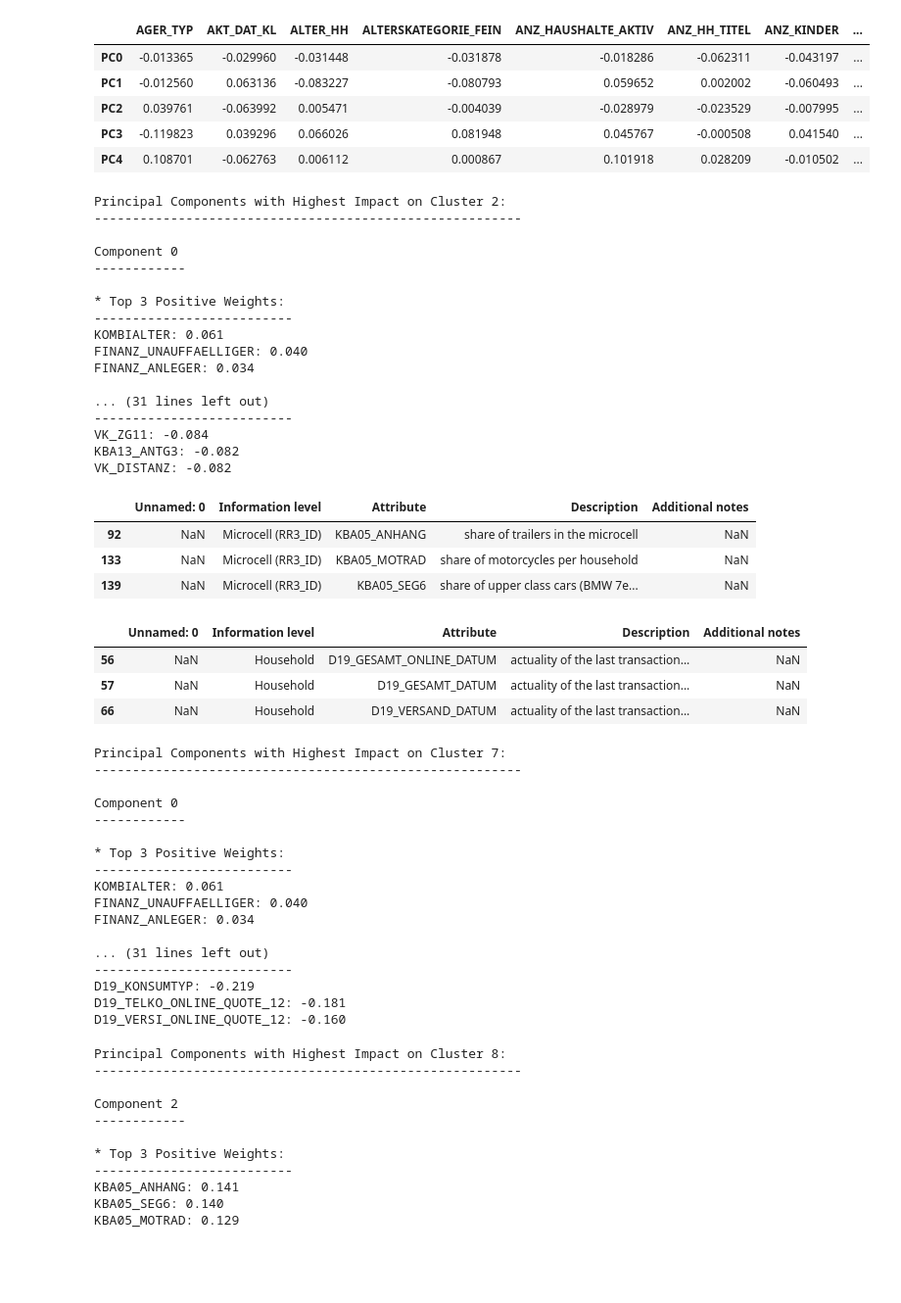
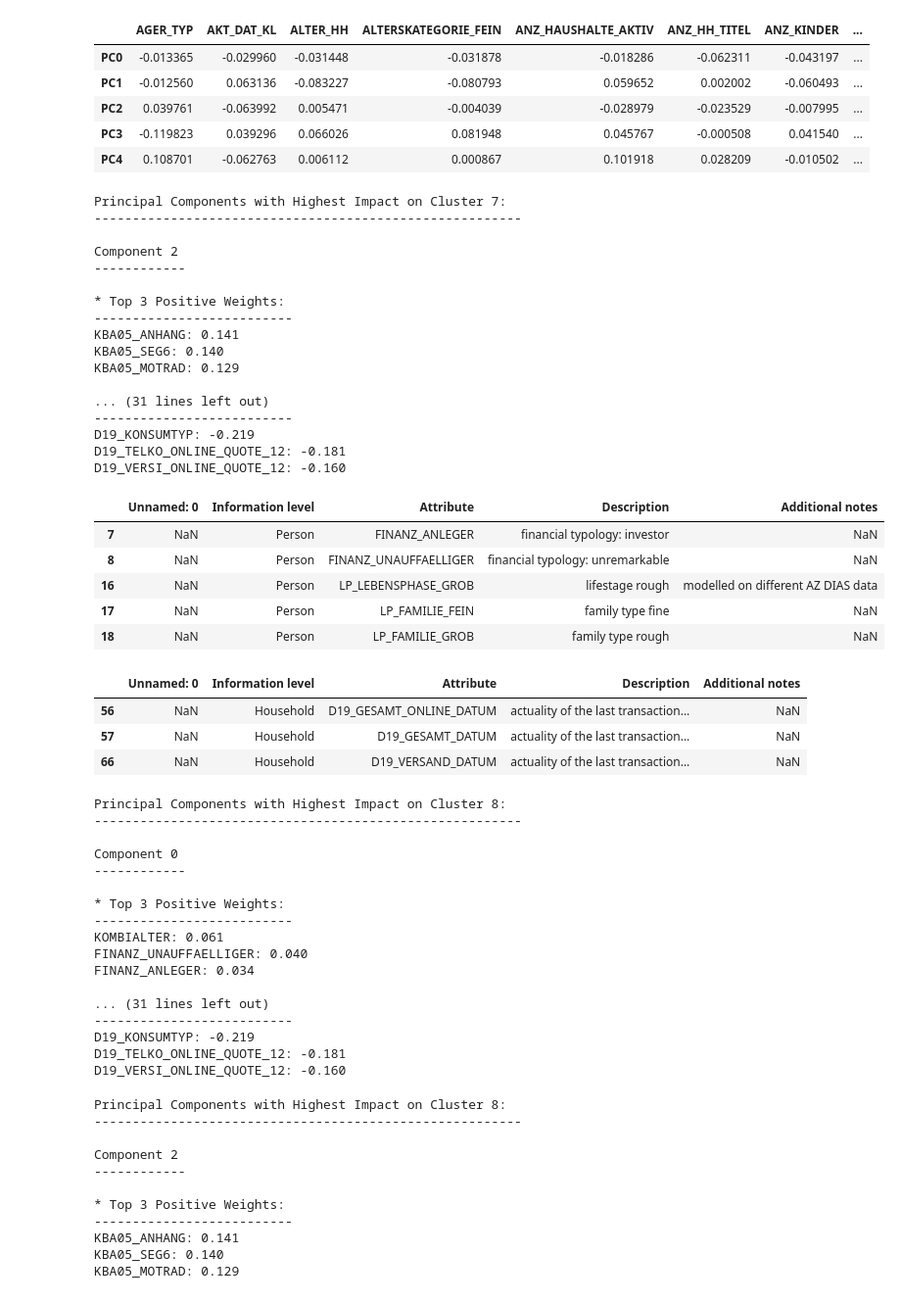
Before and after one commit to asyagadz/arvato_customers_analysis, a Jupyter notebook: notebooks/01.01.-ag-cluster-classification.ipynb, the cells around one changed output. Shown at 98% size. Drawn from its saved outputs; the diff is of its cells as text; code cells hidden in the pictures; blank space fills up the shorter version.

```diff
--- a/notebooks/01.01.-ag-cluster-classification.ipynb
+++ b/notebooks/01.01.-ag-cluster-classification.ipynb
@@ -1433,32 +1388,34 @@ def cluster_most_important_features(cluster, kmeans = km, top_comp = 3):
     for comp in pos_idx:
         analyze_component(comp)
 # %%
-cluster_2 = cluster_most_important_features(2,kmeans = km, top_comp = 3)
+cluster_7 = cluster_most_important_features(7,kmeans = km, top_comp = 3)
 # %% [output]
-Principal Components with Highest Impact on Cluster 2:
+Principal Components with Highest Impact on Cluster 7:
 --------------------------------------------------------
 
-Component 0
+Component 2
 ------------
 
 * Top 3 Positive Weights:
 --------------------------
-KOMBIALTER: 0.061
-FINANZ_UNAUFFAELLIGER: 0.040
-FINANZ_ANLEGER: 0.034
+KBA05_ANHANG: 0.141
+KBA05_SEG6: 0.140
+KBA05_MOTRAD: 0.129
 
 ... (31 lines left out)
 --------------------------
-VK_ZG11: -0.084
-KBA13_ANTG3: -0.082
-VK_DISTANZ: -0.082
+D19_KONSUMTYP: -0.219
+D19_TELKO_ONLINE_QUOTE_12: -0.181
+D19_VERSI_ONLINE_QUOTE_12: -0.160
 # %%
-information[(information['Attribute']=='KBA05_ANHANG')|(information['Attribute']=='KBA05_SEG6')|(information['Attribute']=='KBA05_MOTRAD')|(information['Attribute']=='VK_ZG11')|(information['Attribute']=='KBA13_ANTG3')|(information['Attribute']=='VK_DISTANZ')]
+information[(information['Attribute']=='KOMBIALTER')|(information['Attribute']=='FINANZ_UNAUFFAELLIGER')|(information['Attribute']=='FINANZ_ANLEGER')|(information['Attribute']=='LP_FAMILIE_FEIN')|(information['Attribute']=='LP_FAMILIE_GROB')|(information['Attribute']=='LP_LEBENSPHASE_GROB')]
 # %% [output]
 |  | Unnamed: 0 | Information level | Attribute | Description | Additional notes |
-| 92 | NaN | Microcell (RR3_ID) | KBA05_ANHANG | share of trailers in the microcell | NaN |
-| 133 | NaN | Microcell (RR3_ID) | KBA05_MOTRAD | share of motorcycles per household | NaN |
-| 139 | NaN | Microcell (RR3_ID) | KBA05_SEG6 | share of upper class cars (BMW 7e... | NaN |
+| 7 | NaN | Person | FINANZ_ANLEGER | financial typology: investor | NaN |
+| 8 | NaN | Person | FINANZ_UNAUFFAELLIGER | financial typology: unremarkable | NaN |
+| 16 | NaN | Person | LP_LEBENSPHASE_GROB | lifestage rough | modelled on different AZ DIAS data |
+| 17 | NaN | Person | LP_FAMILIE_FEIN | family type fine | NaN |
+| 18 | NaN | Person | LP_FAMILIE_GROB | family type rough | NaN |
 # %%
 information[(information['Attribute']=='D19_GESAMT_DATUM')|(information['Attribute']=='D19_VERSAND_DATUM')|(information['Attribute']=='D19_GESAMT_ONLINE_DATUM')|(information['Attribute']=='D19_GESAMT_ANZ_24')|(information['Attribute']=='D19_GESAMT_ANZ_12')|(information['Attribute']=='D19_VERSAND_ANZ_24')]
 # %% [output]
@@ -1467,9 +1424,9 @@ information[(information['Attribute']=='D19_GESAMT_DATUM')|(information['Attribu
 | 57 | NaN | Household | D19_GESAMT_DATUM | actuality of the last transaction... | NaN |
 | 66 | NaN | Household | D19_VERSAND_DATUM | actuality of the last transaction... | NaN |
 # %%
-cluster_7 = cluster_most_important_features(7,kmeans = km, top_comp = 3)
+cluster_8 = cluster_most_important_features(8,kmeans = km, top_comp = 3)
 # %% [output]
-Principal Components with Highest Impact on Cluster 7:
+Principal Components with Highest Impact on Cluster 8:
 --------------------------------------------------------
 
 Component 0
```
Also changed, not shown: parts of 29 cells of this notebook.
